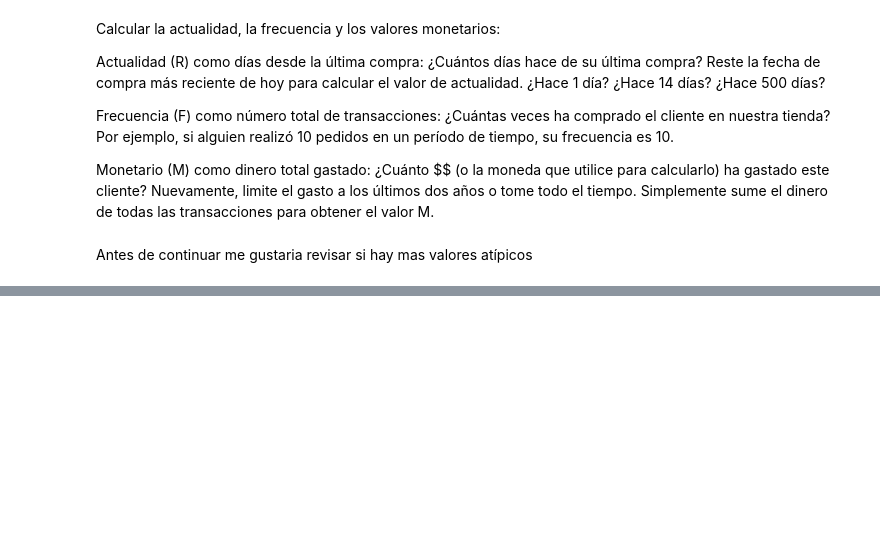
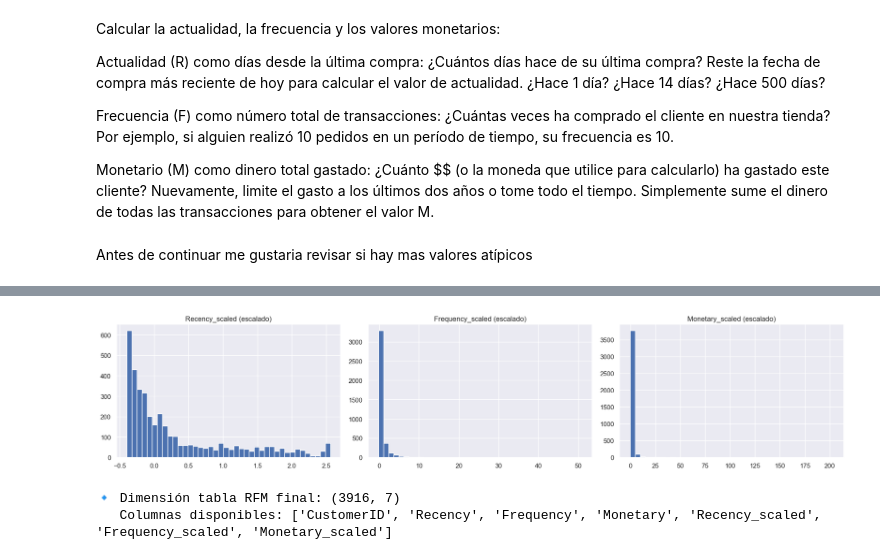
Before and after one commit to alvarotoledo01/Parcial2_OnlineRetail, a Jupyter notebook: notebook.ipynb, the cells around one changed output, grey strips where cells are left out. Saved outputs shown, nothing was run; the diff lists cells and outputs as text; code cells hidden in the pictures; blank space fills up the shorter version.

```diff
--- a/notebook.ipynb
+++ b/notebook.ipynb
@@ -516,0 +550,28 @@ Registros potencialmente imposibles: 431
+# %%
+from sklearn.preprocessing import RobustScaler
+
+scaler = RobustScaler()
+rfm_scaled_values = scaler.fit_transform(rfm[["Recency", "Frequency", "Monetary"]])
+rfm_scaled = pd.DataFrame(
+    rfm_scaled_values,
+    columns=["Recency_scaled", "Frequency_scaled", "Monetary_scaled"],
+    index=rfm.index
+)
+
+# Guardamos la versión escalada para la Parte 2
+rfm_final = pd.concat([rfm, rfm_scaled], axis=1)
+# %%
+fig, ax = plt.subplots(1, 3, figsize=(18, 4))
+for axi, col in zip(ax, ["Recency_scaled", "Frequency_scaled", "Monetary_scaled"]):
+    axi.hist(rfm_final[col], bins=40)
+    axi.set_title(f"{col} (escalado)")
+plt.tight_layout()
+plt.show()
+# %% [output]
+[figure, added]
+# %%
+print("\n🔹 Dimensión tabla RFM final:", rfm_final.shape)
+print("   Columnas disponibles:", list(rfm_final.columns))
+# %% [output]
+🔹 Dimensión tabla RFM final: (3916, 7)
+   Columnas disponibles: ['CustomerID', 'Recency', 'Frequency', 'Monetary', 'Recency_scaled', 'Frequency_scaled', 'Monetary_scaled']
```
Also changed, not shown: parts of 12 cells of this notebook.
